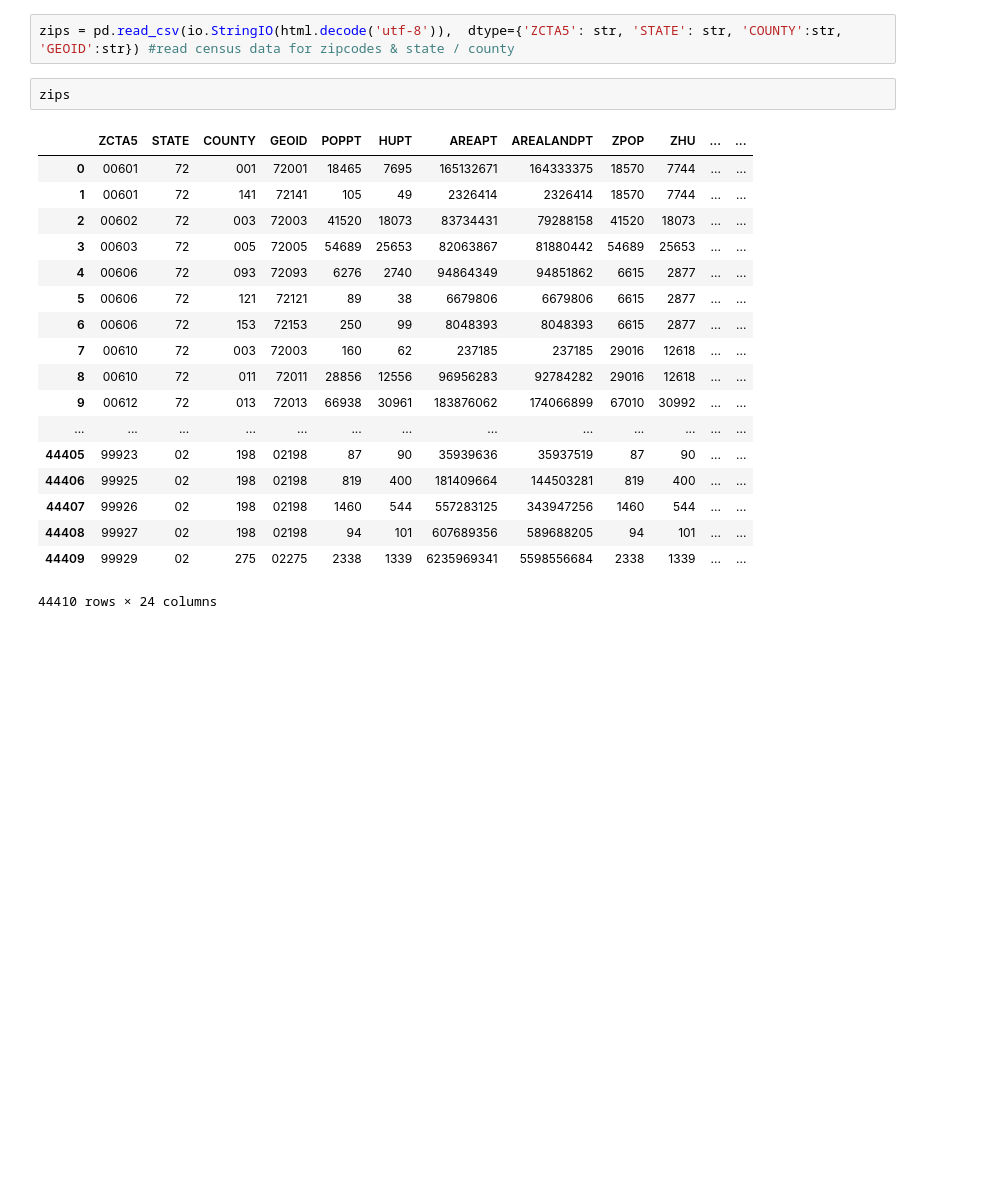
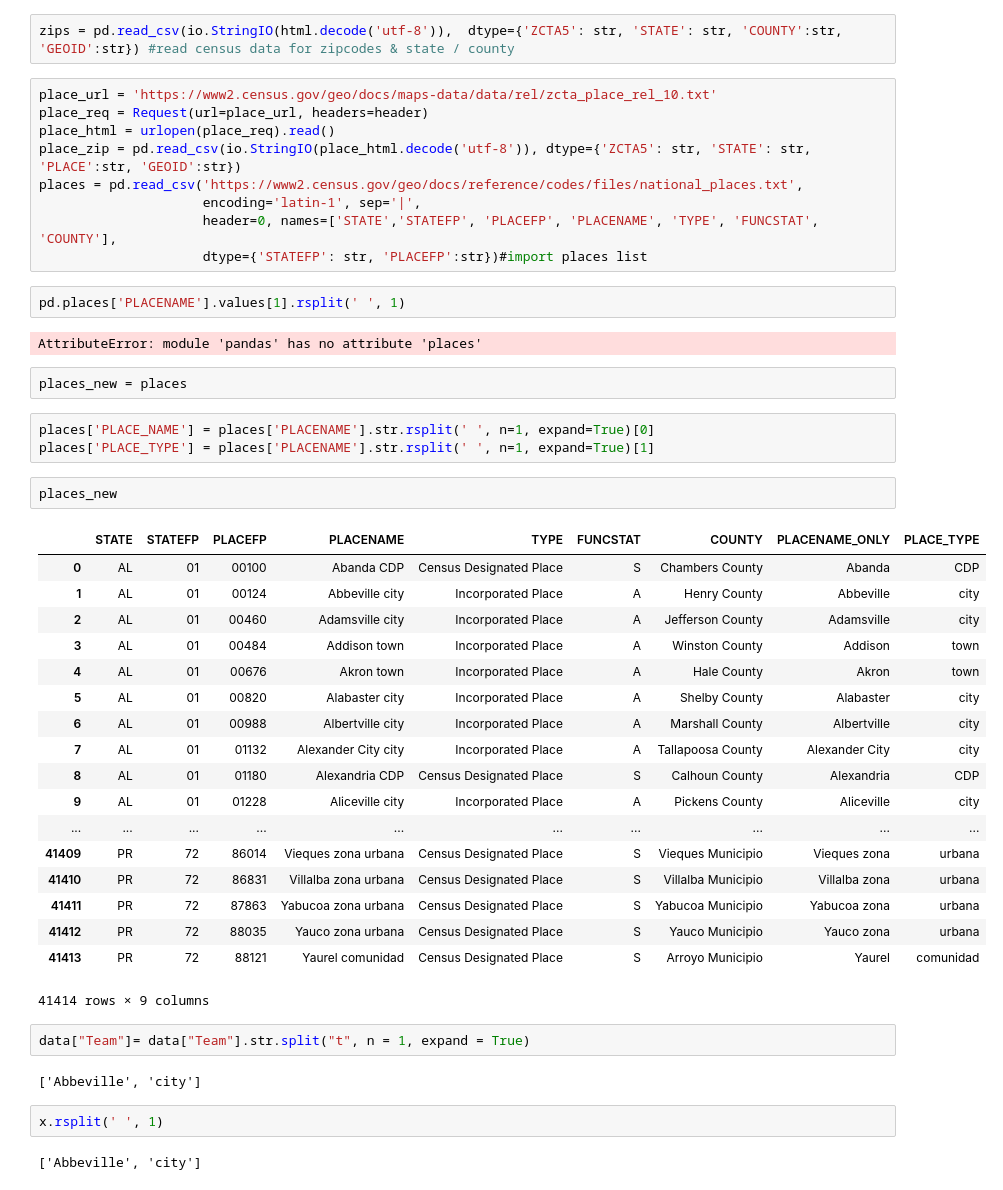
Before and after one commit to shannonskinner/zip_app, a Jupyter notebook: Untitled.ipynb, the cells around one changed output. Drawn from its saved outputs; the diff is of its cells as text; blank space fills up the shorter version.

Commit message:
add in place type to app

```diff
--- a/Untitled.ipynb
+++ b/Untitled.ipynb
@@ -37,24 +37,50 @@ html = urlopen(req).read()
 c=pd.read_csv(io.StringIO(s.decode('utf-8')))
 # %%
 zips = pd.read_csv(io.StringIO(html.decode('utf-8')),  dtype={'ZCTA5': str, 'STATE': str, 'COUNTY':str, 'GEOID':str}) #read census data for zipcodes & state / county
-# %%
-zips
-# %% [output]
-|  | ZCTA5 | STATE | COUNTY | GEOID | POPPT | HUPT | AREAPT | AREALANDPT | ZPOP | ZHU | ... | ... |
-| 0 | 00601 | 72 | 001 | 72001 | 18465 | 7695 | 165132671 | 164333375 | 18570 | 7744 | ... | ... |
-| 1 | 00601 | 72 | 141 | 72141 | 105 | 49 | 2326414 | 2326414 | 18570 | 7744 | ... | ... |
-| 2 | 00602 | 72 | 003 | 72003 | 41520 | 18073 | 83734431 | 79288158 | 41520 | 18073 | ... | ... |
-| 3 | 00603 | 72 | 005 | 72005 | 54689 | 25653 | 82063867 | 81880442 | 54689 | 25653 | ... | ... |
-| 4 | 00606 | 72 | 093 | 72093 | 6276 | 2740 | 94864349 | 94851862 | 6615 | 2877 | ... | ... |
-| 5 | 00606 | 72 | 121 | 72121 | 89 | 38 | 6679806 | 6679806 | 6615 | 2877 | ... | ... |
-| 6 | 00606 | 72 | 153 | 72153 | 250 | 99 | 8048393 | 8048393 | 6615 | 2877 | ... | ... |
-| 7 | 00610 | 72 | 003 | 72003 | 160 | 62 | 237185 | 237185 | 29016 | 12618 | ... | ... |
-| 8 | 00610 | 72 | 011 | 72011 | 28856 | 12556 | 96956283 | 92784282 | 29016 | 12618 | ... | ... |
-| 9 | 00612 | 72 | 013 | 72013 | 66938 | 30961 | 183876062 | 174066899 | 67010 | 30992 | ... | ... |
-| ... | ... | ... | ... | ... | ... | ... | ... | ... | ... | ... | ... | ... |
-| 44405 | 99923 | 02 | 198 | 02198 | 87 | 90 | 35939636 | 35937519 | 87 | 90 | ... | ... |
-| 44406 | 99925 | 02 | 198 | 02198 | 819 | 400 | 181409664 | 144503281 | 819 | 400 | ... | ... |
-| 44407 | 99926 | 02 | 198 | 02198 | 1460 | 544 | 557283125 | 343947256 | 1460 | 544 | ... | ... |
-| 44408 | 99927 | 02 | 198 | 02198 | 94 | 101 | 607689356 | 589688205 | 94 | 101 | ... | ... |
-| 44409 | 99929 | 02 | 275 | 02275 | 2338 | 1339 | 6235969341 | 5598556684 | 2338 | 1339 | ... | ... |
-44410 rows × 24 columns
+# %%
+place_url = 'https://www2.census.gov/geo/docs/maps-data/data/rel/zcta_place_rel_10.txt'
+place_req = Request(url=place_url, headers=header)
+place_html = urlopen(place_req).read()
+place_zip = pd.read_csv(io.StringIO(place_html.decode('utf-8')), dtype={'ZCTA5': str, 'STATE': str, 'PLACE':str, 'GEOID':str})
+places = pd.read_csv('https://www2.census.gov/geo/docs/reference/codes/files/national_places.txt',
+                     encoding='latin-1', sep='|',
+                     header=0, names=['STATE','STATEFP', 'PLACEFP', 'PLACENAME', 'TYPE', 'FUNCSTAT', 'COUNTY'],
+                     dtype={'STATEFP': str, 'PLACEFP':str})#import places list
+# %%
+pd.places['PLACENAME'].values[1].rsplit(' ', 1)
+# %% [output]
+AttributeError: module 'pandas' has no attribute 'places'
+# %%
+places_new = places
+# %%
+places['PLACE_NAME'] = places['PLACENAME'].str.rsplit(' ', n=1, expand=True)[0]
+places['PLACE_TYPE'] = places['PLACENAME'].str.rsplit(' ', n=1, expand=True)[1]
+# %%
+places_new
+# %% [output]
+|  | STATE | STATEFP | PLACEFP | PLACENAME | TYPE | FUNCSTAT | COUNTY | PLACENAME_ONLY | PLACE_TYPE |
+| 0 | AL | 01 | 00100 | Abanda CDP | Census Designated Place | S | Chambers County | Abanda | CDP |
+| 1 | AL | 01 | 00124 | Abbeville city | Incorporated Place | A | Henry County | Abbeville | city |
+| 2 | AL | 01 | 00460 | Adamsville city | Incorporated Place | A | Jefferson County | Adamsville | city |
+| 3 | AL | 01 | 00484 | Addison town | Incorporated Place | A | Winston County | Addison | town |
+| 4 | AL | 01 | 00676 | Akron town | Incorporated Place | A | Hale County | Akron | town |
+| 5 | AL | 01 | 00820 | Alabaster city | Incorporated Place | A | Shelby County | Alabaster | city |
+| 6 | AL | 01 | 00988 | Albertville city | Incorporated Place | A | Marshall County | Albertville | city |
+| 7 | AL | 01 | 01132 | Alexander City city | Incorporated Place | A | Tallapoosa County | Alexander City | city |
+| 8 | AL | 01 | 01180 | Alexandria CDP | Census Designated Place | S | Calhoun County | Alexandria | CDP |
+| 9 | AL | 01 | 01228 | Aliceville city | Incorporated Place | A | Pickens County | Aliceville | city |
+| ... | ... | ... | ... | ... | ... | ... | ... | ... | ... |
+| 41409 | PR | 72 | 86014 | Vieques zona urbana | Census Designated Place | S | Vieques Municipio | Vieques zona | urbana |
+| 41410 | PR | 72 | 86831 | Villalba zona urbana | Census Designated Place | S | Villalba Municipio | Villalba zona | urbana |
+| 41411 | PR | 72 | 87863 | Yabucoa zona urbana | Census Designated Place | S | Yabucoa Municipio | Yabucoa zona | urbana |
+| 41412 | PR | 72 | 88035 | Yauco zona urbana | Census Designated Place | S | Yauco Municipio | Yauco zona | urbana |
+| 41413 | PR | 72 | 88121 | Yaurel comunidad | Census Designated Place | S | Arroyo Municipio | Yaurel | comunidad |
+41414 rows × 9 columns
+# %%
+data["Team"]= data["Team"].str.split("t", n = 1, expand = True)
+# %% [output]
+['Abbeville', 'city']
+# %%
+x.rsplit(' ', 1)
+# %% [output]
+['Abbeville', 'city']
```
Also changed, not shown: parts of 1 cell of this notebook, 4 other files.
